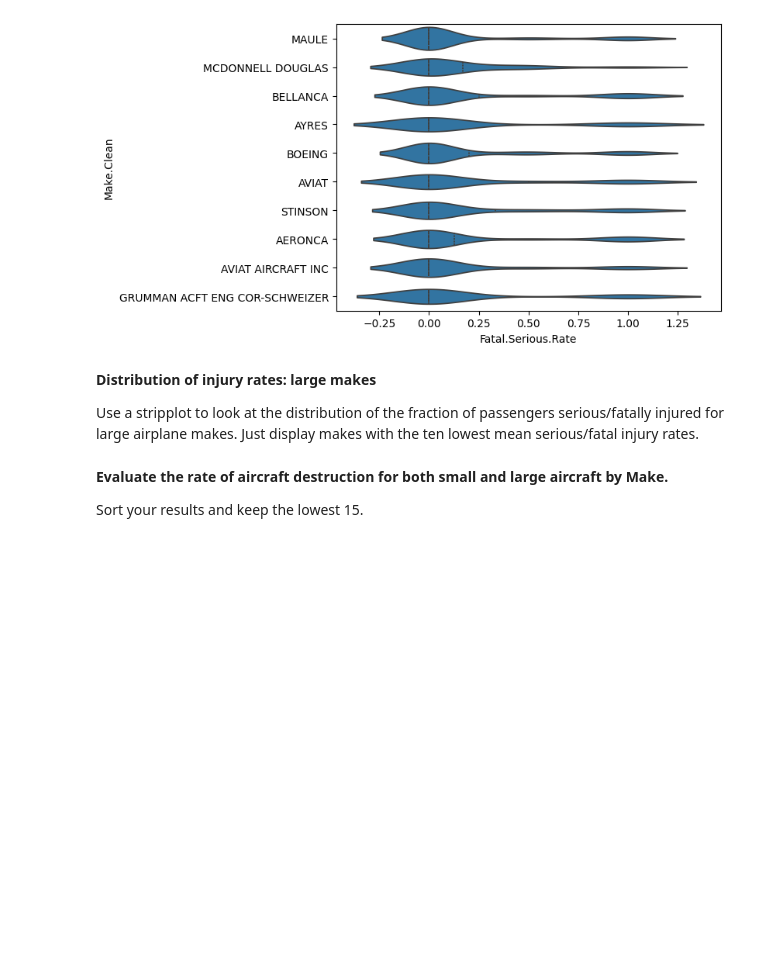
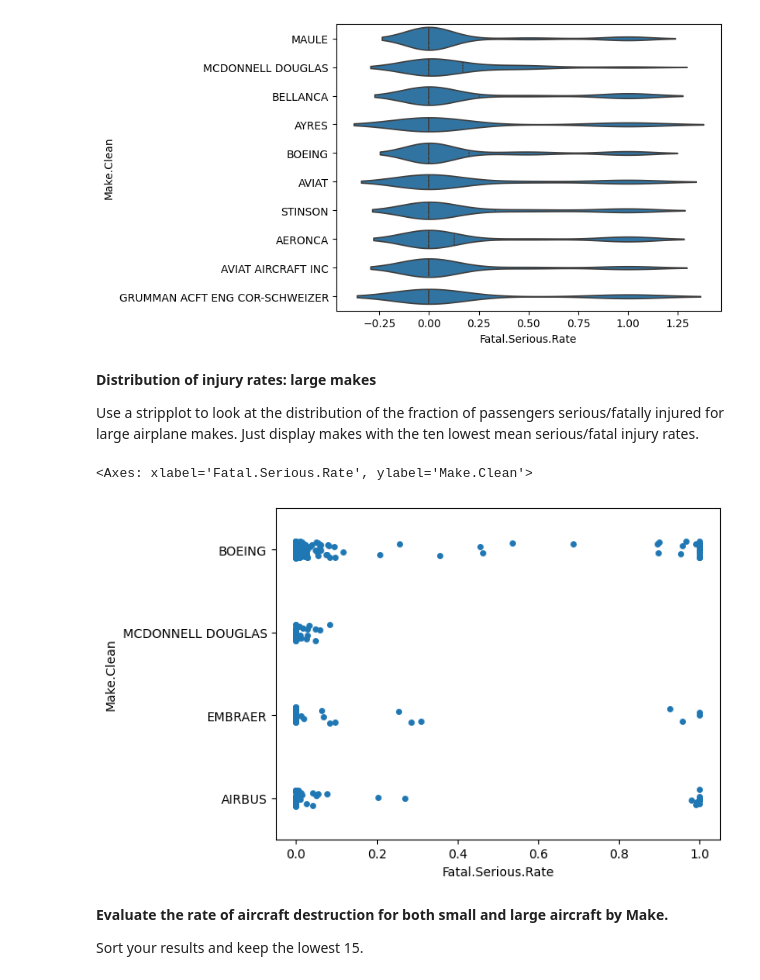
Before and after one commit to drivernf/dsc-course0-m8-lab, a Jupyter notebook: Aviation_Accidents_Data_Analysis.ipynb, the cells around one changed output. Saved outputs shown, nothing was run; the diff lists cells and outputs as text; code cells hidden in the pictures; blank space fills up the shorter version.

Commit message:
Large makes distribution of injury rates

```diff
--- a/Aviation_Accidents_Data_Analysis.ipynb
+++ b/Aviation_Accidents_Data_Analysis.ipynb
@@ -108,6 +108,28 @@ sns.violinplot(
 **Distribution of injury rates: large makes**
 
 Use a stripplot to look at the distribution of the fraction of passengers serious/fatally injured for large airplane makes. Just display makes with the ten lowest mean serious/fatal injury rates.
+# %%
+large_make_stats = (
+    large_df.groupby("Make.Clean", dropna=True)
+    .agg(
+        n_events=("Event.Id", "count"),
+        mean_fatal_serious_rate=("Fatal.Serious.Rate", "mean")
+    )
+    .query("n_events >= @min_events_per_make")
+    .sort_values(["mean_fatal_serious_rate", "n_events"], ascending=[True, False])
+)
+
+large_low10_makes = large_make_stats.head(10).index.tolist()
+large_strip_data = large_df[large_df["Make.Clean"].isin(large_low10_makes)].copy()
+
+sns.stripplot(
+    data=large_strip_data,
+    x="Fatal.Serious.Rate",
+    y="Make.Clean",
+)
+# %% [output]
+<Axes: xlabel='Fatal.Serious.Rate', ylabel='Make.Clean'>
+[figure, added]
 # %% [markdown]
 **Evaluate the rate of aircraft destruction for both small and large aircraft by Make.**
 
```
